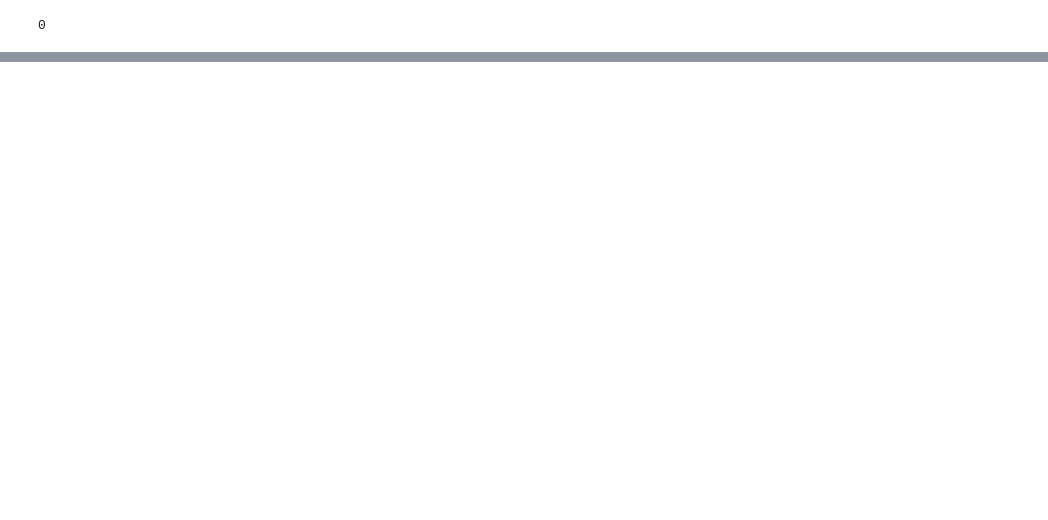
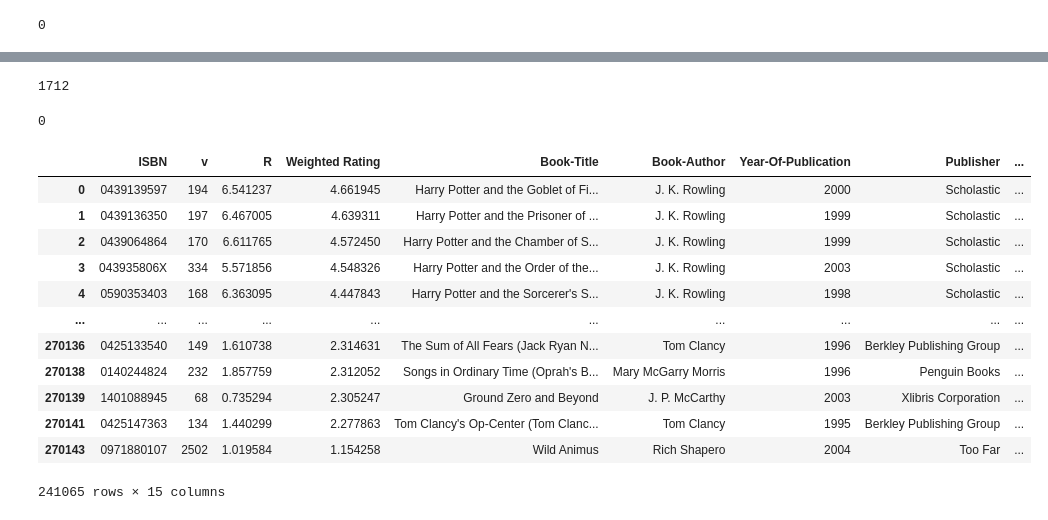
Before and after one commit to NurAlamNahidSarkar/bookRecommendation_ML, a Jupyter notebook: bookrecommendation.ipynb, the cells around one changed output, grey strips where cells are left out. Saved outputs shown, nothing was run; the diff lists cells and outputs as text; code cells hidden in the pictures; blank space fills up the shorter version.

Commit message:
Kaggle Notebook | BookRecommendation | Version 3

```diff
--- a/bookrecommendation.ipynb
+++ b/bookrecommendation.ipynb
@@ -186,0 +356,35 @@ book_df.duplicated().sum()
+# %%
+# Sort by the new 'Weighted Rating' column
+top_books = book_stats.sort_values('Weighted Rating', ascending=False)
+# %%
+# Make sure your book_df has no duplicate ISBNs
+book_info = book_df.drop_duplicates(subset='ISBN')
+
+# Merge to get the book information
+top_books = top_books.merge(book_info, on='ISBN')
+# %%
+top_books[['Book-Title', 'Book-Author', 'Weighted Rating', 'v', 'R']].duplicated().sum()
+# %% [output]
+1712
+# %%
+top_books = top_books.drop_duplicates(subset=['Book-Title'])
+
+top_books.duplicated(subset=['Book-Title']).sum()
+# %% [output]
+0
+# %%
+top_books
+# %% [output]
+|  | ISBN | v | R | Weighted Rating | Book-Title | Book-Author | Year-Of-Publication | Publisher | ... |
+| 0 | 0439139597 | 194 | 6.541237 | 4.661945 | Harry Potter and the Goblet of Fi... | J. K. Rowling | 2000 | Scholastic | ... |
+| 1 | 0439136350 | 197 | 6.467005 | 4.639311 | Harry Potter and the Prisoner of ... | J. K. Rowling | 1999 | Scholastic | ... |
+| 2 | 0439064864 | 170 | 6.611765 | 4.572450 | Harry Potter and the Chamber of S... | J. K. Rowling | 1999 | Scholastic | ... |
+| 3 | 043935806X | 334 | 5.571856 | 4.548326 | Harry Potter and the Order of the... | J. K. Rowling | 2003 | Scholastic | ... |
+| 4 | 0590353403 | 168 | 6.363095 | 4.447843 | Harry Potter and the Sorcerer's S... | J. K. Rowling | 1998 | Scholastic | ... |
+| ... | ... | ... | ... | ... | ... | ... | ... | ... | ... |
+| 270136 | 0425133540 | 149 | 1.610738 | 2.314631 | The Sum of All Fears (Jack Ryan N... | Tom Clancy | 1996 | Berkley Publishing Group | ... |
+| 270138 | 0140244824 | 232 | 1.857759 | 2.312052 | Songs in Ordinary Time (Oprah's B... | Mary McGarry Morris | 1996 | Penguin Books | ... |
+| 270139 | 1401088945 | 68 | 0.735294 | 2.305247 | Ground Zero and Beyond | J. P. McCarthy | 2003 | Xlibris Corporation | ... |
+| 270141 | 0425147363 | 134 | 1.440299 | 2.277863 | Tom Clancy's Op-Center (Tom Clanc... | Tom Clancy | 1995 | Berkley Publishing Group | ... |
+| 270143 | 0971880107 | 2502 | 1.019584 | 1.154258 | Wild Animus | Rich Shapero | 2004 | Too Far | ... |
+241065 rows × 15 columns
```
Also changed, not shown: parts of 15 cells of this notebook.
